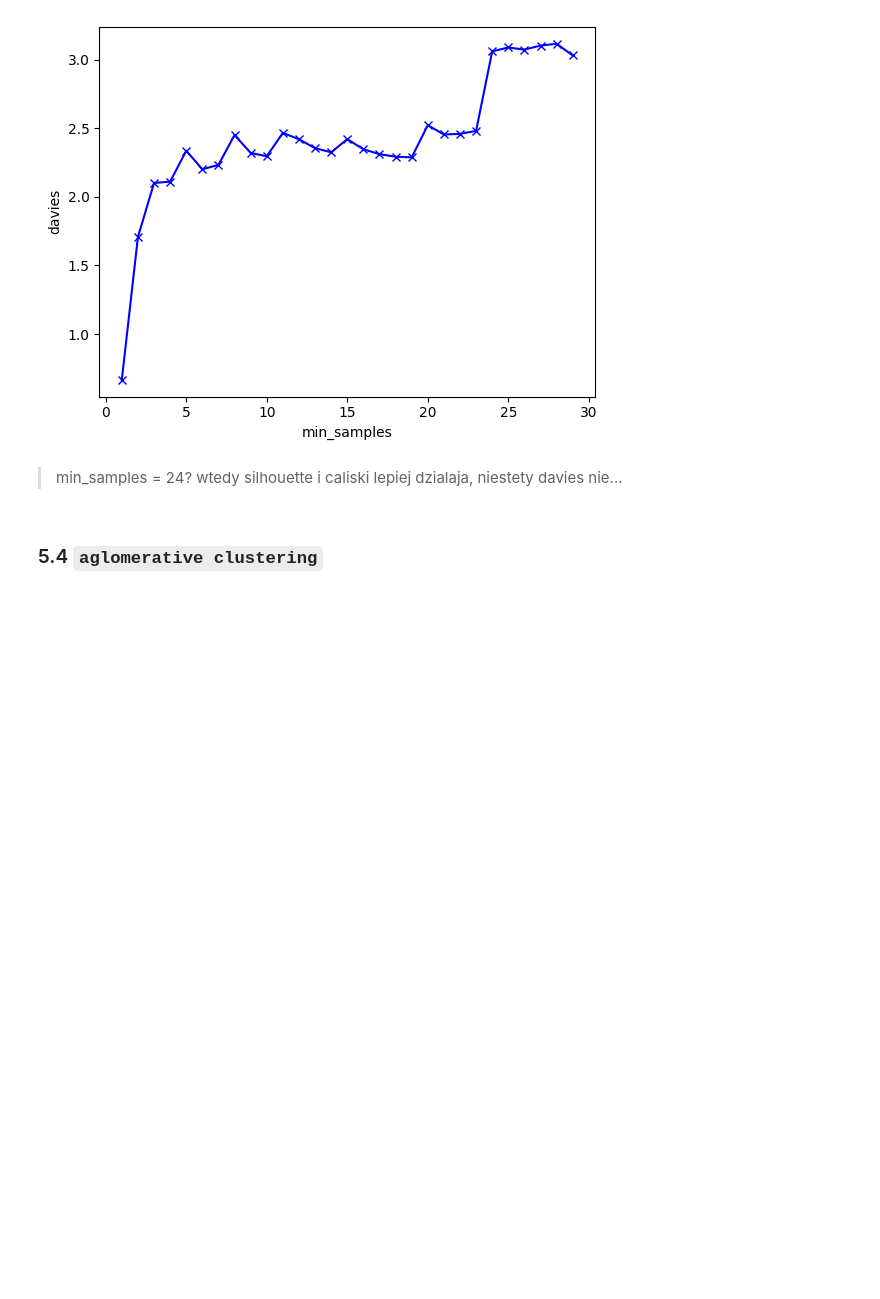
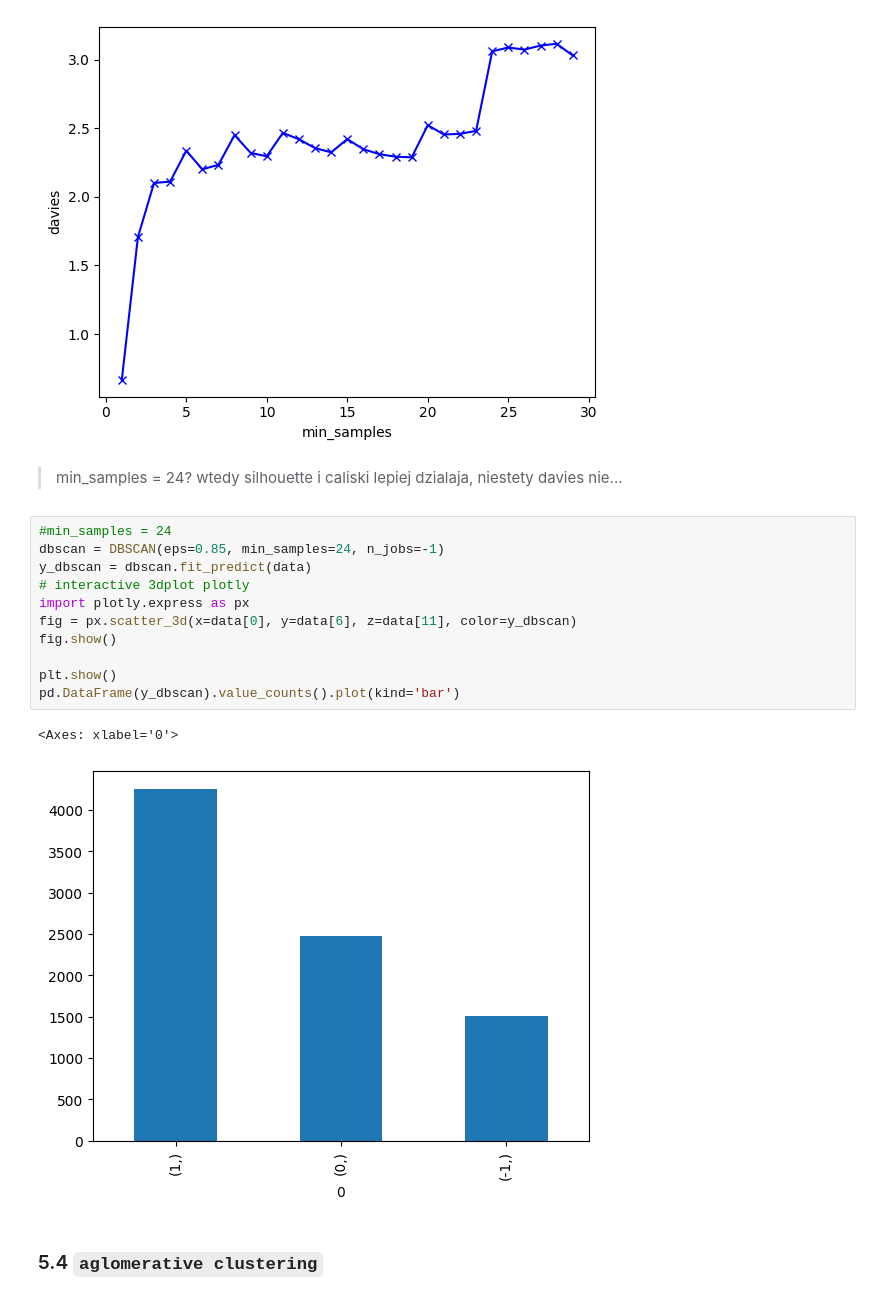
Before and after one commit to DeptuchMateusz/Human-activity-recognition-using-smartphones-clustering, a Jupyter notebook: Preprocessing/prep.ipynb, the cells around one changed output. Drawn from its saved outputs; the diff is of its cells as text; blank space fills up the shorter version.

```diff
--- a/Preprocessing/prep.ipynb
+++ b/Preprocessing/prep.ipynb
@@ -362,6 +375,20 @@ for col in ['silhouette', 'calinski', 'davies']:
 [figure]
 # %% [markdown]
 >min_samples = 24? wtedy silhouette i caliski lepiej dzialaja, niestety davies nie...
+# %%
+#min_samples = 24
+dbscan = DBSCAN(eps=0.85, min_samples=24, n_jobs=-1)
+y_dbscan = dbscan.fit_predict(data)
+# interactive 3dplot plotly
+import plotly.express as px
+fig = px.scatter_3d(x=data[0], y=data[6], z=data[11], color=y_dbscan)
+fig.show()
+
+plt.show()
+pd.DataFrame(y_dbscan).value_counts().plot(kind='bar')
+# %% [output]
+<Axes: xlabel='0'>
+[figure, added]
 # %% [markdown]
 ### 5.4 `aglomerative clustering`
 # %%
```
Also changed, not shown: parts of 1 cell of this notebook.
